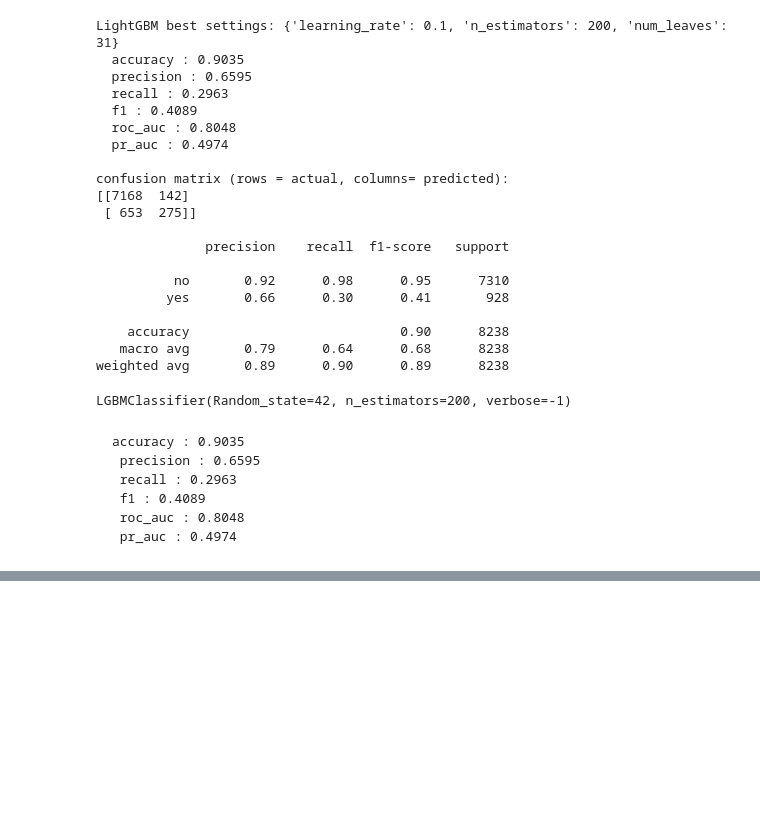
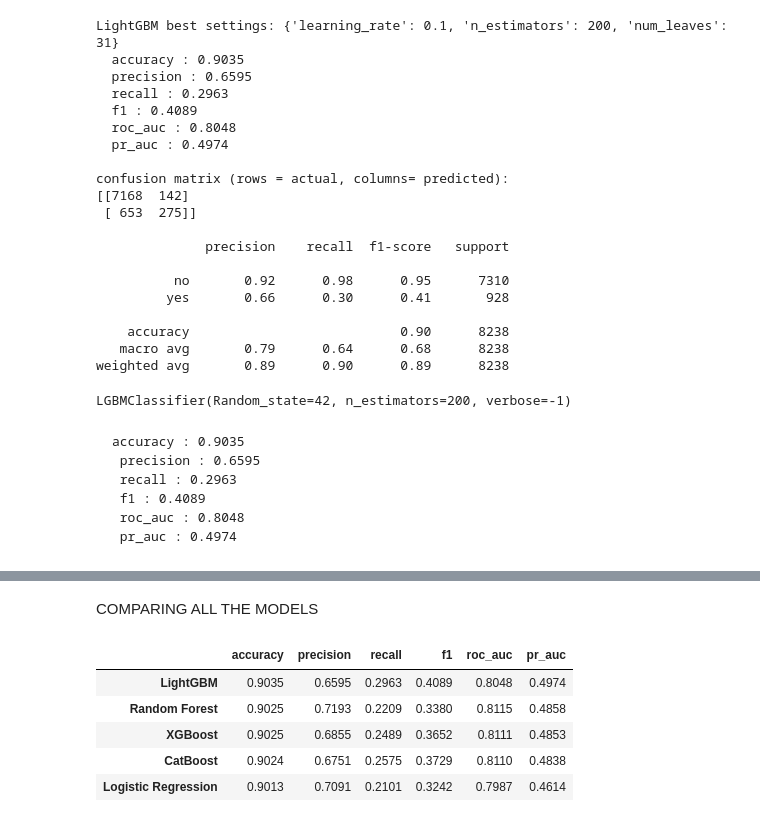
Before and after one commit to Ridima28/Banking-sales-Prediction, a Jupyter notebook: main.ipynb, the cells around one changed output, grey strips where cells are left out. Cells and saved outputs as stored; diff of their text form; code cells hidden in the pictures; blank space fills up the shorter version.

```diff
--- a/main.ipynb
+++ b/main.ipynb
@@ -408,0 +450,14 @@ LGBMClassifier(Random_state=42, n_estimators=200, verbose=-1)
+# %% [markdown]
+COMPARING ALL THE MODELS
+# %%
+comparison = pd.DataFrame(res).T
+comparison = comparison.round(4)
+comparison = comparison.sort_values("pr_auc", ascending=False)
+comparison
+# %% [output]
+|  | accuracy | precision | recall | f1 | roc_auc | pr_auc |
+| LightGBM | 0.9035 | 0.6595 | 0.2963 | 0.4089 | 0.8048 | 0.4974 |
+| Random Forest | 0.9025 | 0.7193 | 0.2209 | 0.3380 | 0.8115 | 0.4858 |
+| XGBoost | 0.9025 | 0.6855 | 0.2489 | 0.3652 | 0.8111 | 0.4853 |
+| CatBoost | 0.9024 | 0.6751 | 0.2575 | 0.3729 | 0.8110 | 0.4838 |
+| Logistic Regression | 0.9013 | 0.7091 | 0.2101 | 0.3242 | 0.7987 | 0.4614 |
```
Also changed, not shown: parts of 6 cells of this notebook, 4 other files.
